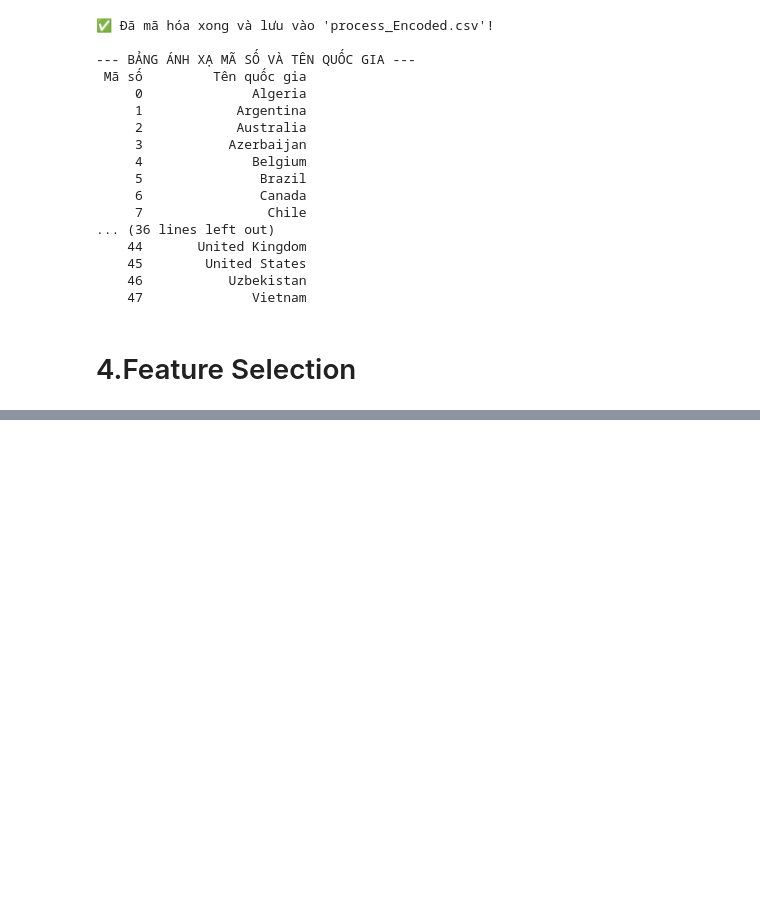
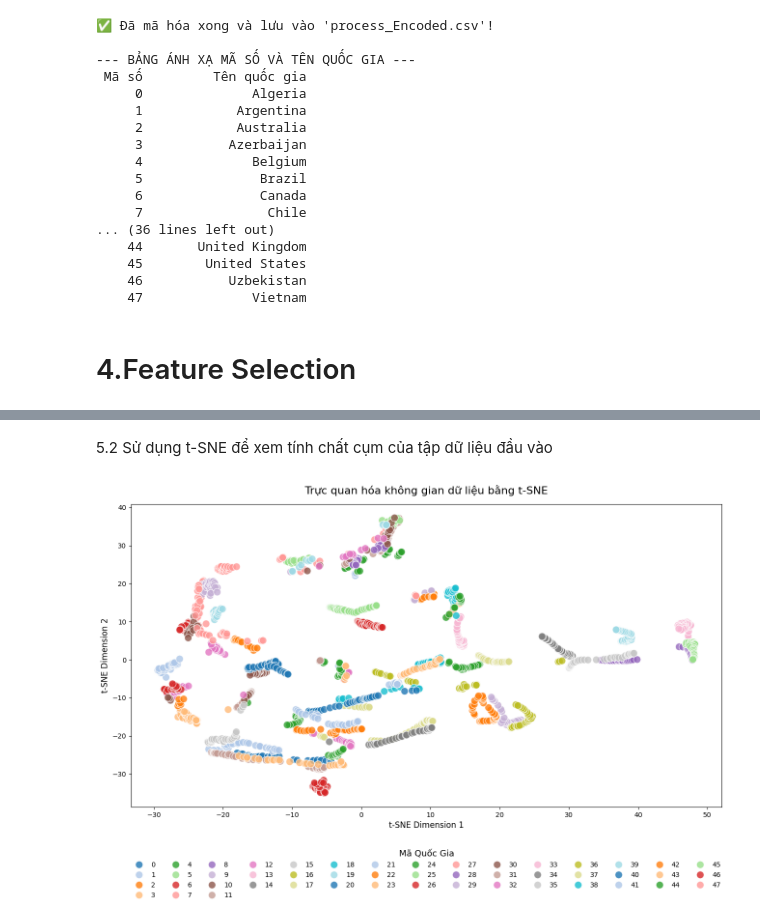
Before and after one commit to NganBui25/-CO2-Emissions-Prediction, a Jupyter notebook: full_data_crawler.ipynb, the cells around one changed output, grey strips where cells are left out. Drawn from its saved outputs; the diff is of its cells as text; code cells hidden in the pictures; blank space fills up the shorter version.

```diff
--- a/full_data_crawler.ipynb
+++ b/full_data_crawler.ipynb
@@ -801,0 +885,56 @@ print(mapping_df.to_string(index=False))
+# %% [markdown]
+5.2 Sử dụng t-SNE để xem tính chất cụm của tập dữ liệu đầu vào
+# %%
+import pandas as pd
+import matplotlib.pyplot as plt
+import seaborn as sns
+from sklearn.manifold import TSNE
+
+df = pd.read_csv('process_Encoded.csv')
+features = df.drop(columns=['country', 'year'])
+
+country_labels = df['country']
+tsne_model = TSNE(n_components=2, perplexity=50, random_state=42)
+tsne_results = tsne_model.fit_transform(features)
+
+df_tsne = pd.DataFrame({
+    'tsne_1': tsne_results[:, 0],
+    'tsne_2': tsne_results[:, 1],
+    'Country': country_labels
+})
+
+plt.figure(figsize=(14, 9))
+
+
+sns.scatterplot(
+    x='tsne_1', y='tsne_2',
+    hue='Country',
+    palette='tab20',
+    data=df_tsne,
+    s=120,
+    alpha=0.8
+)
+
+plt.title('Trực quan hóa không gian dữ liệu bằng t-SNE', fontsize=16, pad=15)
+plt.xlabel('t-SNE Dimension 1', fontsize=12)
+plt.ylabel('t-SNE Dimension 2', fontsize=12)
+
+
+num_countries = len(df_tsne['Country'].unique())
+
+num_cols = min(15, num_countries)
+
+plt.legend(
+    title='Mã Quốc Gia',
+    title_fontsize='13',
+    bbox_to_anchor=(0.5, -0.12),
+    loc='upper center',
+    ncol=num_cols,
+    frameon=False
+)
+
+
+plt.tight_layout()
+plt.show()
+# %% [output]
+[figure, added]
```
Also changed, not shown: parts of 10 cells of this notebook.
